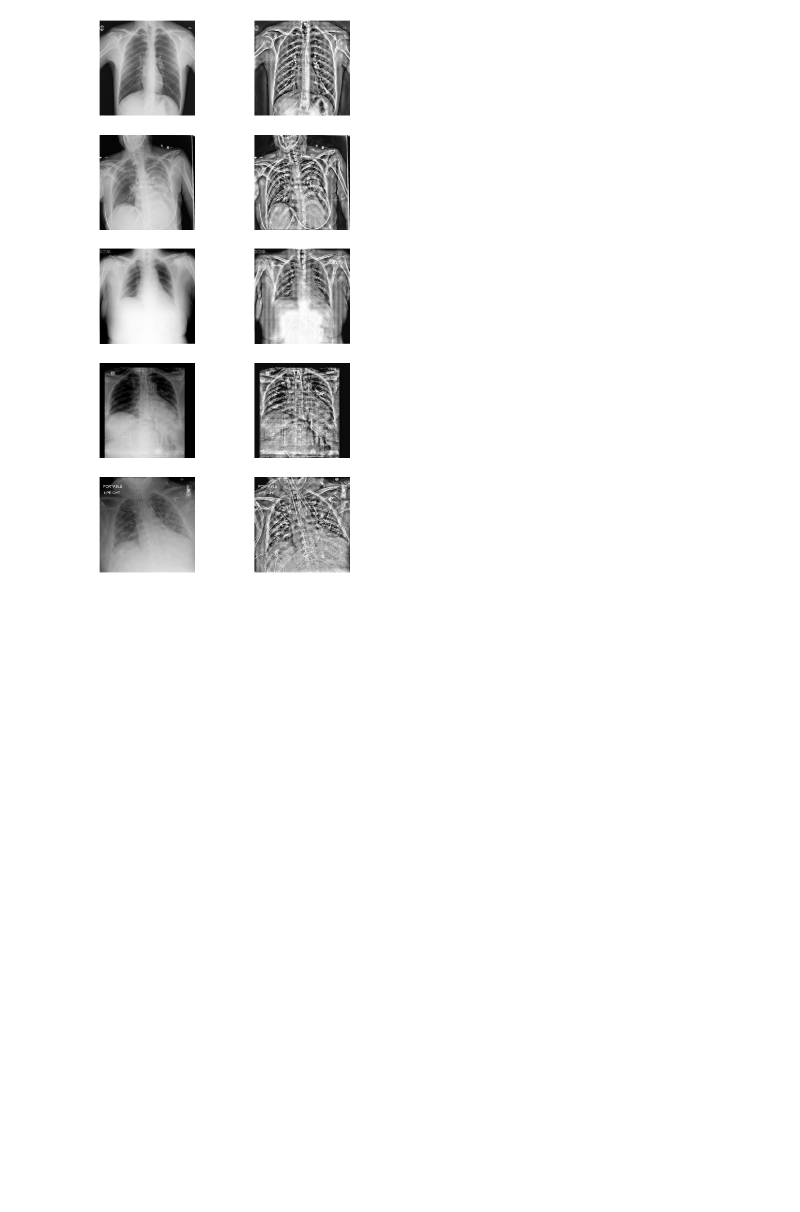
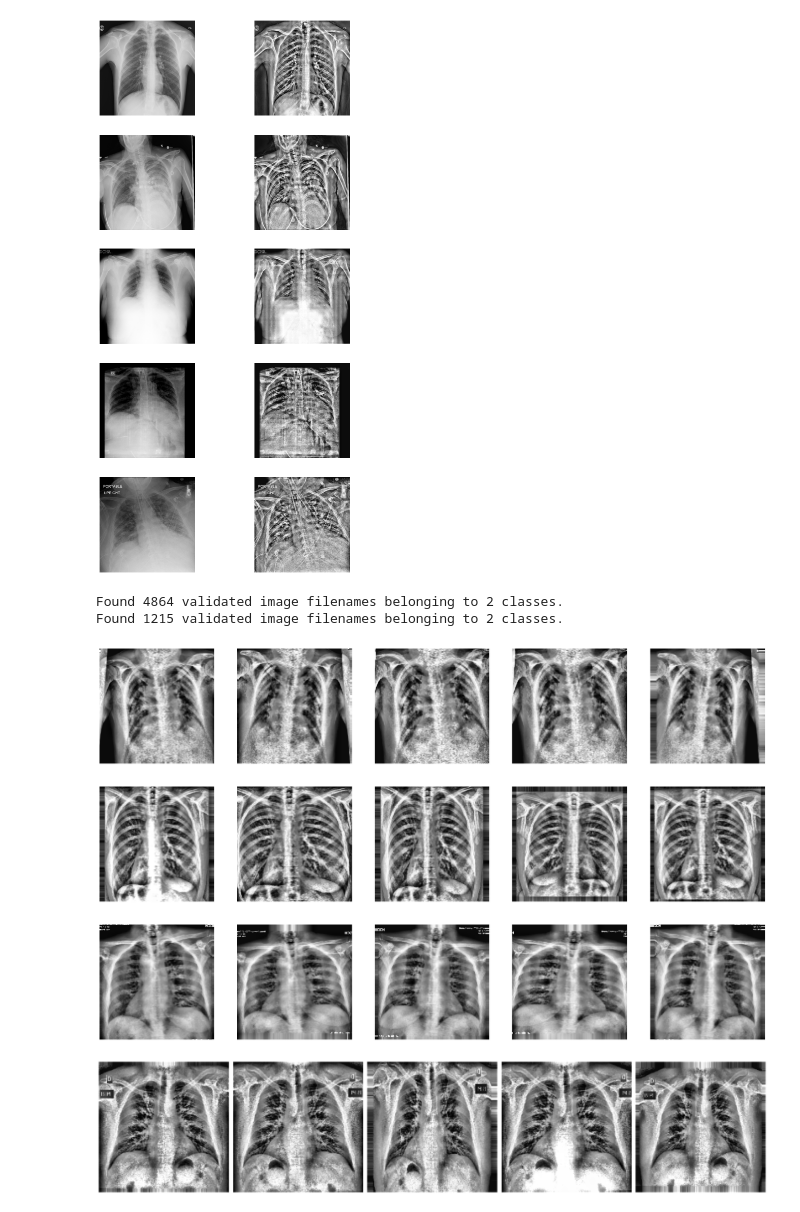
Before and after one commit to RobertoFigueroa/SIIM-Project, a Jupyter notebook: Preprocessing.ipynb, the cells around one changed output. Saved outputs shown, nothing was run; the diff lists cells and outputs as text; code cells hidden in the pictures; blank space fills up the shorter version.

```diff
--- a/Preprocessing.ipynb
+++ b/Preprocessing.ipynb
@@ -59,3 +63,60 @@ for i in range(n):
 plt.show()
 # %% [output]
 [figure]
+# %%
+img_size = 224
+batch_size = 16
+
+image_generator = ImageDataGenerator(
+    validation_split=0.2,
+    horizontal_flip=True,
+    zoom_range=0.15,
+    brightness_range = [0.8, 1.2],
+    fill_mode='nearest',
+    preprocessing_function=preprocess_image
+
+)
+
+image_generator_valid = ImageDataGenerator(validation_split=0.2, preprocessing_function=preprocess_image)
+
+train_generator = image_generator.flow_from_dataframe(
+    dataframe=df_train,
+    directory='train-512-png',
+    x_col='id',
+    y_col='image_label',
+    target_size=(img_size, img_size),
+    batch_size=batch_size,
+    subset='training',
+    seed=23
+)
+
+valid_generator = image_generator.flow_from_dataframe(
+    dataframe=df_train,
+    directory='train-512-png',
+    x_col='id',
+    y_col='image_label',
+    target_size=(img_size, img_size),
+    batch_size=batch_size,
+    subset='validation',
+    shuffle=False,
+    seed=23
+)
+# %% [output]
+Found 4864 validated image filenames belonging to 2 classes.
+Found 1215 validated image filenames belonging to 2 classes.
+# %%
+for j in range(4):
+    aug_images = [train_generator[0][0][j] for i in range(5)]
+    fig, axes = plt.subplots(1, 5, figsize=(24,24))
+    axes = axes.flatten()
+    for img, ax in zip(aug_images, axes):
+        ax.imshow(img)
+        ax.axis('off')
+
+plt.tight_layout()
+plt.show()
+# %% [output]
+[figure, added]
+[figure, added]
+[figure, added]
+[figure, added]
```
Also changed, not shown: parts of 1 cell of this notebook, 2 other files.
